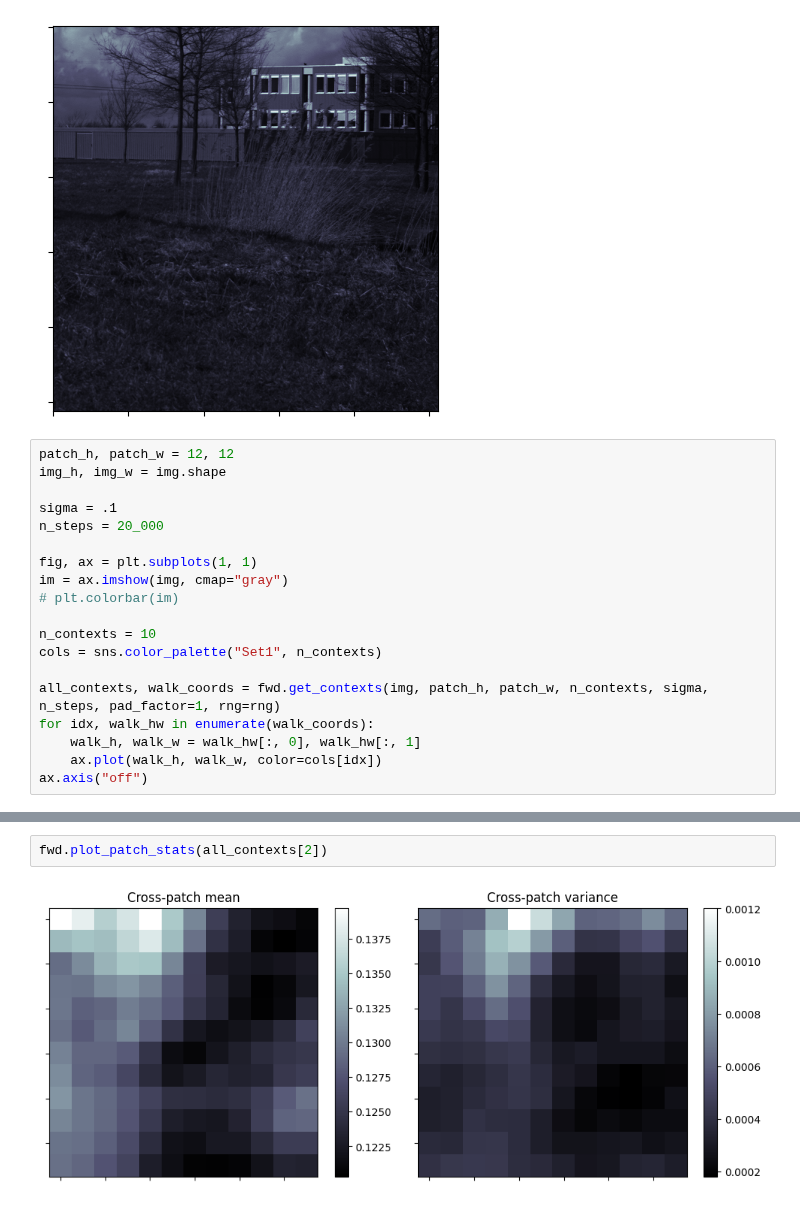
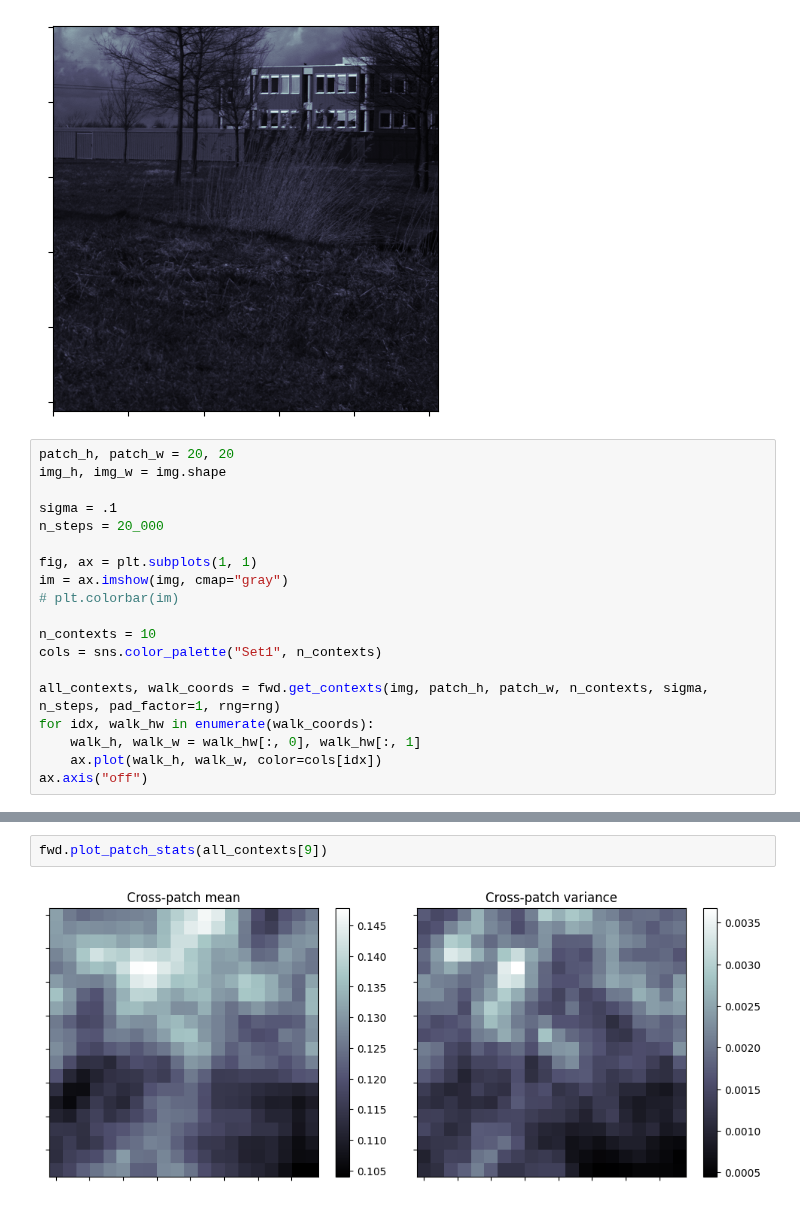
Before and after one commit to lyndond/frame_whitening, a Jupyter notebook: figures/conv2d.ipynb, the cells around one changed output, grey strips where cells are left out. Saved outputs shown, nothing was run; the diff lists cells and outputs as text.

```diff
--- a/figures/conv2d.ipynb
+++ b/figures/conv2d.ipynb
@@ -26,7 +26,7 @@ ax.set(xticklabels=[], yticklabels=[]);
 # %% [output]
 [figure]
 # %%
-patch_h, patch_w = 12, 12
+patch_h, patch_w = 20, 20
 img_h, img_w = img.shape
 
 sigma = .1
@@ -54,5 +54,5 @@ fwd.plot_context_samples(all_contexts, 3, "gray", "Set1", True);
 # %%
-fwd.plot_patch_stats(all_contexts[2])
+fwd.plot_patch_stats(all_contexts[9])
 # %% [output]
-[figure, old version]
+[figure, new version]
 # %%
```
Also changed, not shown: parts of 7 cells of this notebook, 3 other files.
